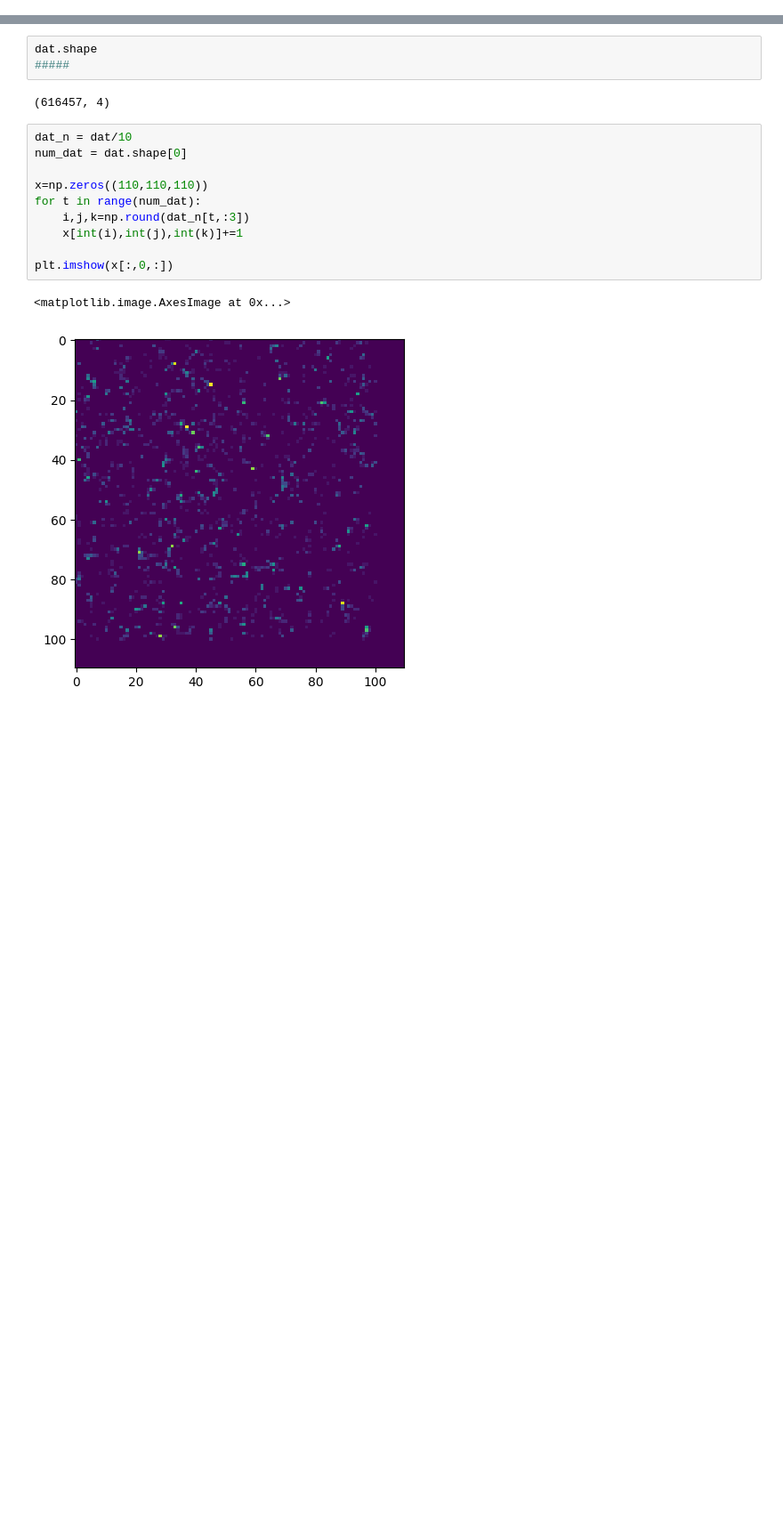
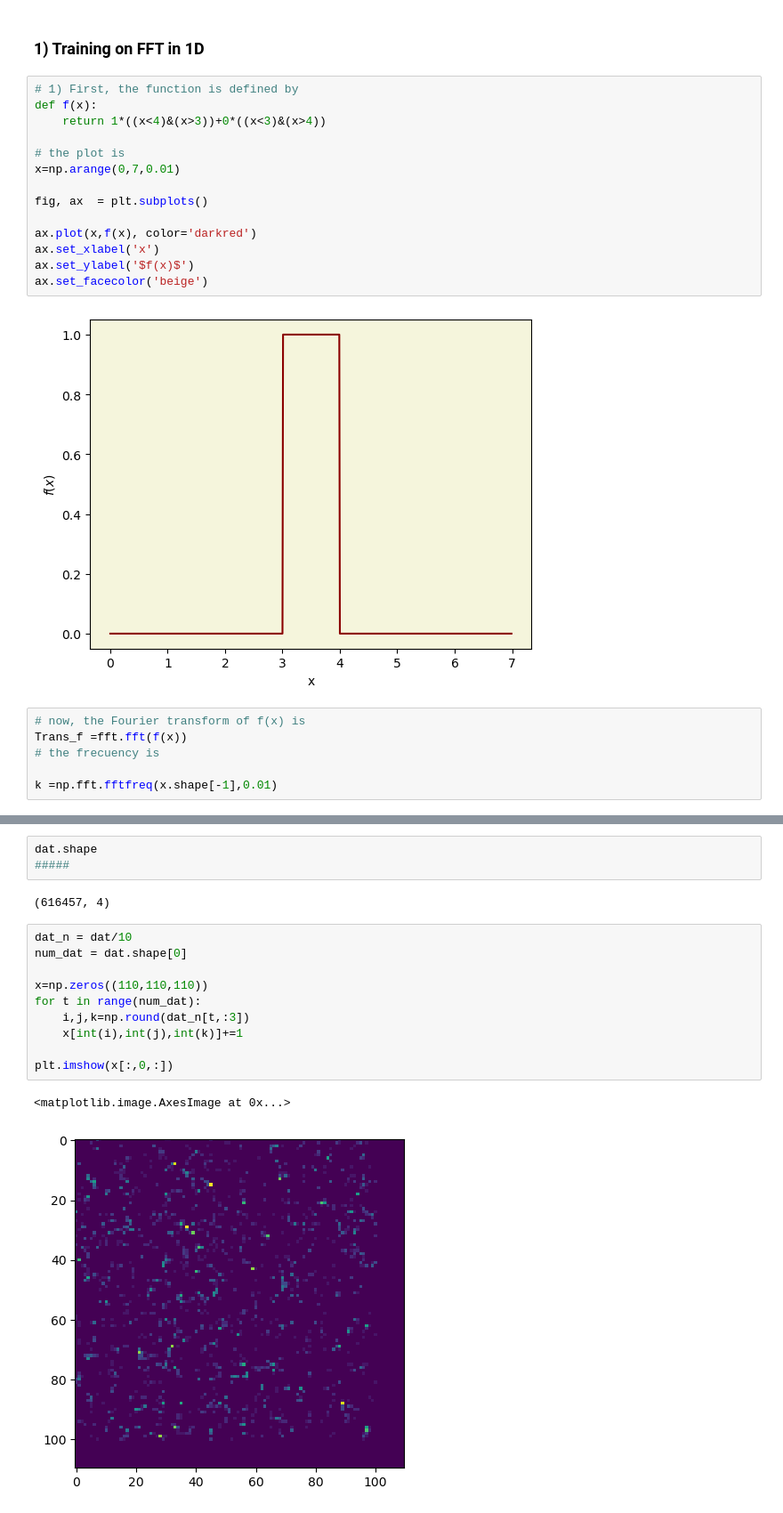
Before and after one commit to xlxnsxzpxtx/Metodos_cosmo, a Jupyter notebook: Practica_3/Practica_3.ipynb, the cells around one changed output, grey strips where cells are left out. Shown at 89% size. Cells and saved outputs as stored; diff of their text form; blank space fills up the shorter version.

```diff
--- a/Practica_3/Practica_3.ipynb
+++ b/Practica_3/Practica_3.ipynb
@@ -5,0 +9,24 @@ import itertools
+# %% [markdown]
+### 1) Training on FFT in 1D
+# %%
+# 1) First, the function is defined by
+def f(x):
+    return 1*((x<4)&(x>3))+0*((x<3)&(x>4))
+
+# the plot is
+x=np.arange(0,7,0.01)
+
+fig, ax  = plt.subplots()
+
+ax.plot(x,f(x), color='darkred')
+ax.set_xlabel('x')
+ax.set_ylabel('$f(x)$')
+ax.set_facecolor('beige')
+# %% [output]
+[figure, added]
+# %%
+# now, the Fourier transform of f(x) is
+Trans_f =fft.fft(f(x))
+# the frecuency is
+
+k =np.fft.fftfreq(x.shape[-1],0.01)
```
Also changed, not shown: parts of 14 cells of this notebook, 4 other files.
